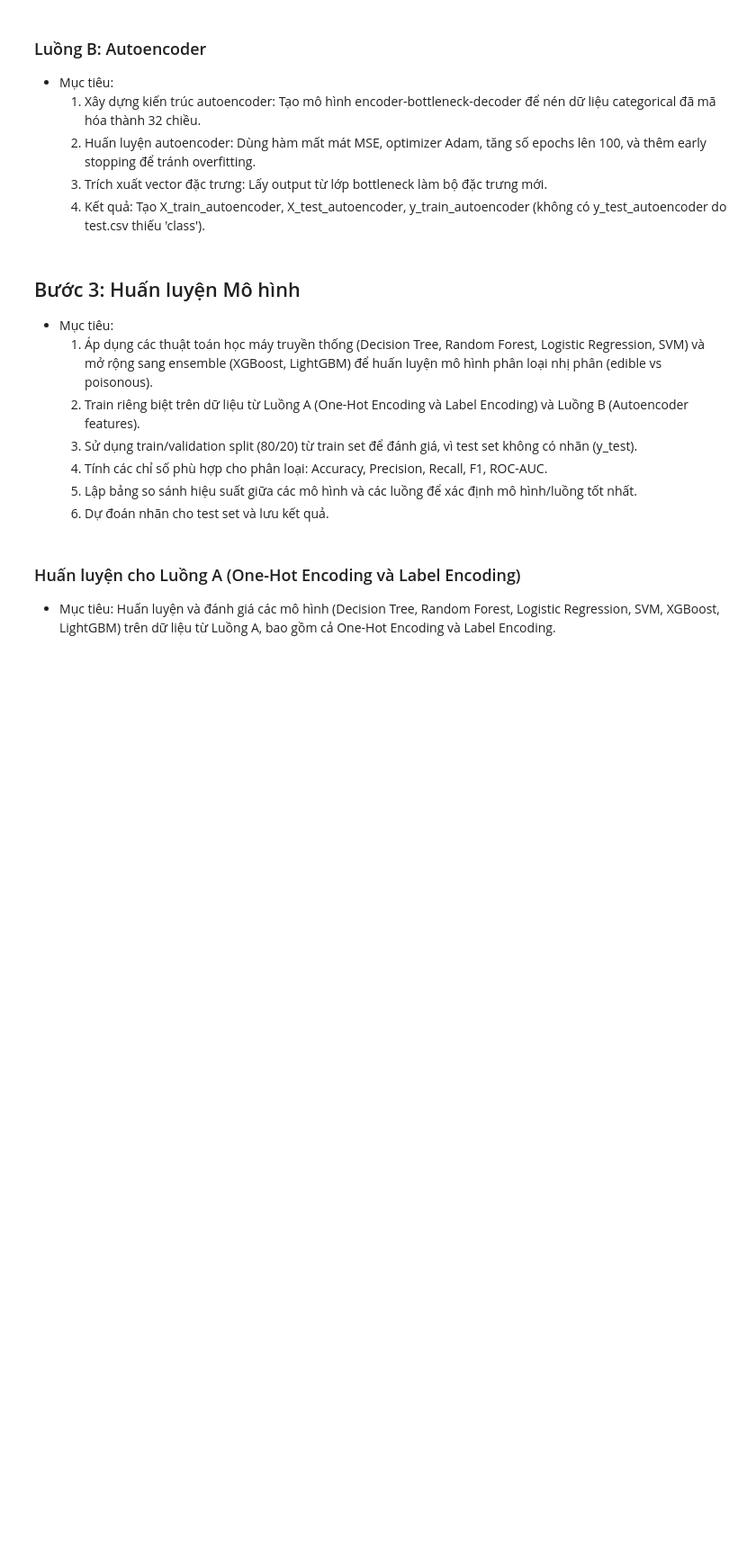
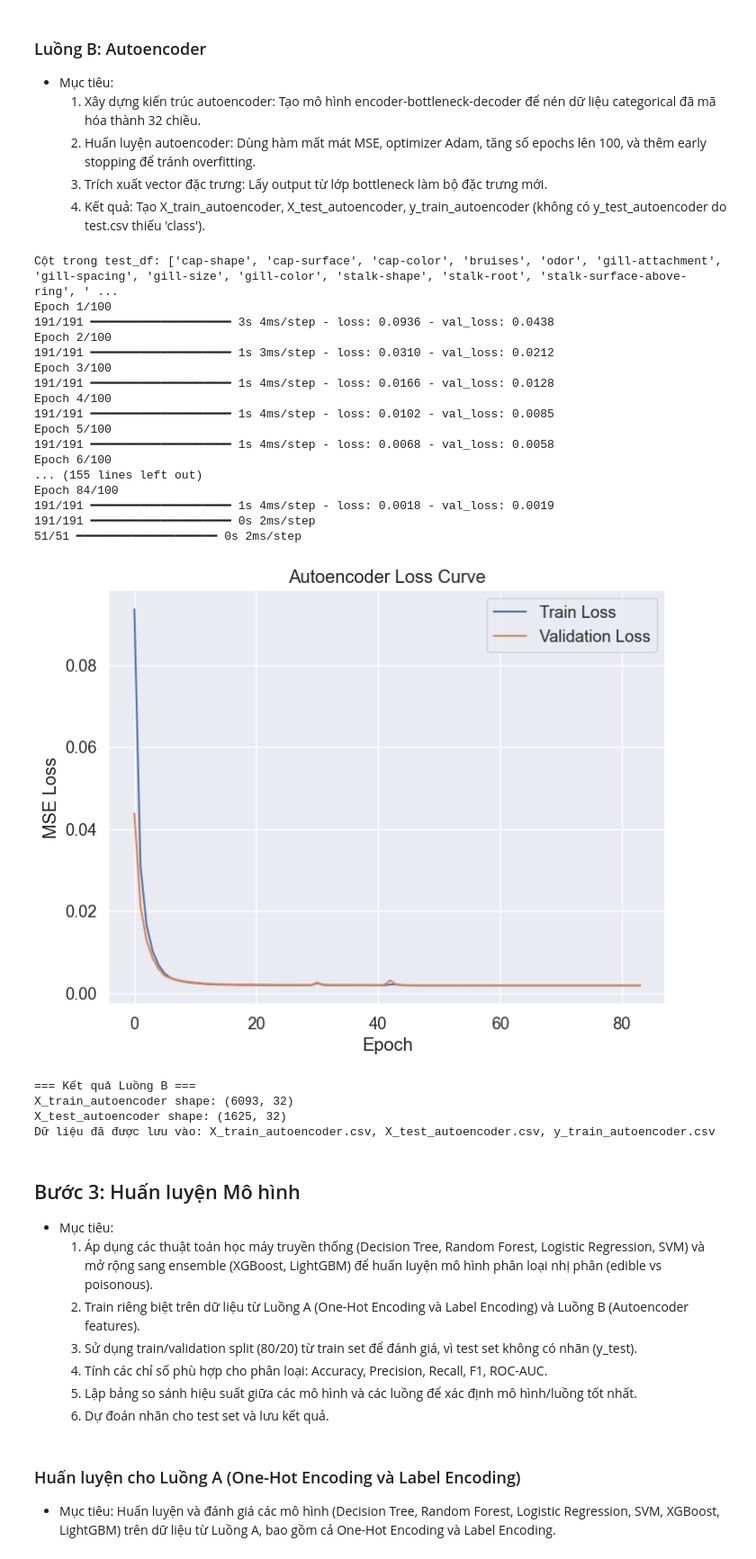
Before and after one commit to duytienkaka/Phan-loai-nam-An-duoc-hay-doc-, a Jupyter notebook: main.ipynb, the cells around one changed output. Shown at 90% size. Drawn from its saved outputs; the diff is of its cells as text; code cells hidden in the pictures; blank space fills up the shorter version.

```diff
--- a/main.ipynb
+++ b/main.ipynb
@@ -294,7 +376,7 @@ y_train = train_df['class']
 X_test = test_df  # test_df không có cột 'class'
 
 # 4. Mã hóa categorical features bằng One-Hot Encoding
-ohe = OneHotEncoder(sparse=False, handle_unknown='ignore')
+ohe = OneHotEncoder(sparse_output=False, handle_unknown='ignore')
 X_train_encoded = ohe.fit_transform(X_train)
 X_test_encoded = ohe.transform(X_test)
 
@@ -312,7 +394,6 @@ encoding_dim = 32  # Có thể tăng lên 64 nếu muốn giữ thêm thông tin
 
 input_layer = Input(shape=(input_dim,))
 encoded = Dense(64, activation='relu')(input_layer)
-# encoded = Dropout(0.2)(encoded)  # Uncomment nếu muốn giảm overfitting
 encoded = Dense(encoding_dim, activation='relu')(encoded)  # Bottleneck
 decoded = Dense(64, activation='relu')(encoded)
 decoded = Dense(input_dim, activation='sigmoid')(decoded)
@@ -334,33 +415,56 @@ history = autoencoder.fit(X_train_encoded, X_train_encoded,
                          verbose=1)
 
 # 8. Trích xuất đặc trưng từ bottleneck
 X_train_autoencoder = encoder_model.predict(X_train_encoded)
 X_test_autoencoder = encoder_model.predict(X_test_encoded)
 
 # Chuyển thành DataFrame
 X_train_autoencoder = pd.DataFrame(X_train_autoencoder, columns=[f'feature_{i}' for i in range(encoding_dim)])
 X_test_autoencoder = pd.DataFrame(X_test_autoencoder, columns=[f'feature_{i}' for i in range(encoding_dim)])
 
 # 9. Lưu dữ liệu
 X_train_autoencoder.to_csv('X_train_autoencoder.csv', index=False)
 X_test_autoencoder.to_csv('X_test_autoencoder.csv', index=False)
 y_train.to_csv('y_train_autoencoder.csv', index=False)
 
 # 10. Vẽ loss curve
 plt.figure(figsize=(8, 6))
 plt.plot(history.history['loss'], label='Train Loss')
 plt.plot(history.history['val_loss'], label='Validation Loss')
 plt.title('Autoencoder Loss Curve')
 plt.xlabel('Epoch')
 plt.ylabel('MSE Loss')
 plt.legend()
 plt.savefig('autoencoder_loss_curve.png')
 plt.show()
 
 print("=== Kết quả Luồng B ===")
 print(f"X_train_autoencoder shape: {X_train_autoencoder.shape}")
 print(f"X_test_autoencoder shape: {X_test_autoencoder.shape}")
 print("Dữ liệu đã được lưu vào: X_train_autoencoder.csv, X_test_autoencoder.csv, y_train_autoencoder.csv")
+# %% [output]
+Cột trong test_df: ['cap-shape', 'cap-surface', 'cap-color', 'bruises', 'odor', 'gill-attachment', 'gill-spacing', 'gill-size', 'gill-color', 'stalk-shape', 'stalk-root', 'stalk-surface-above-ring', ' ...
+Epoch 1/100
+191/191 ━━━━━━━━━━━━━━━━━━━━ 3s 4ms/step - loss: 0.0936 - val_loss: 0.0438
+Epoch 2/100
+191/191 ━━━━━━━━━━━━━━━━━━━━ 1s 3ms/step - loss: 0.0310 - val_loss: 0.0212
+Epoch 3/100
+191/191 ━━━━━━━━━━━━━━━━━━━━ 1s 4ms/step - loss: 0.0166 - val_loss: 0.0128
+Epoch 4/100
+191/191 ━━━━━━━━━━━━━━━━━━━━ 1s 4ms/step - loss: 0.0102 - val_loss: 0.0085
+Epoch 5/100
+191/191 ━━━━━━━━━━━━━━━━━━━━ 1s 4ms/step - loss: 0.0068 - val_loss: 0.0058
+Epoch 6/100
+... (155 lines left out)
+Epoch 84/100
+191/191 ━━━━━━━━━━━━━━━━━━━━ 1s 4ms/step - loss: 0.0018 - val_loss: 0.0019
+191/191 ━━━━━━━━━━━━━━━━━━━━ 0s 2ms/step
+51/51 ━━━━━━━━━━━━━━━━━━━━ 0s 2ms/step
+[figure, added]
+=== Kết quả Luồng B ===
+X_train_autoencoder shape: (6093, 32)
+X_test_autoencoder shape: (1625, 32)
+Dữ liệu đã được lưu vào: X_train_autoencoder.csv, X_test_autoencoder.csv, y_train_autoencoder.csv
 # %% [markdown]
 ## Bước 3: Huấn luyện Mô hình
 * Mục tiêu:
```
Also changed, not shown: parts of 5 cells of this notebook.
